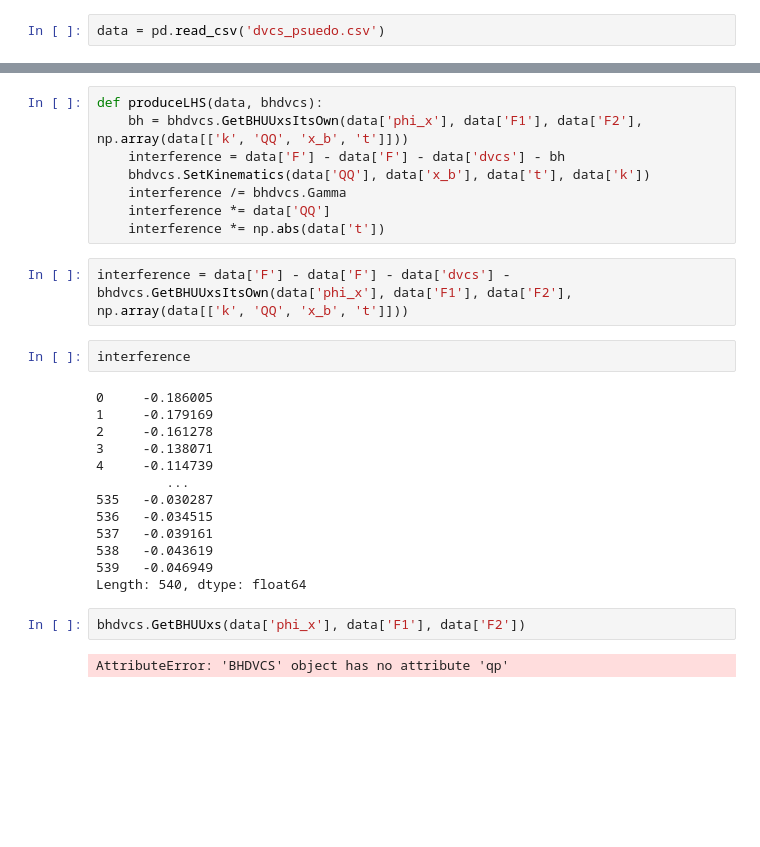
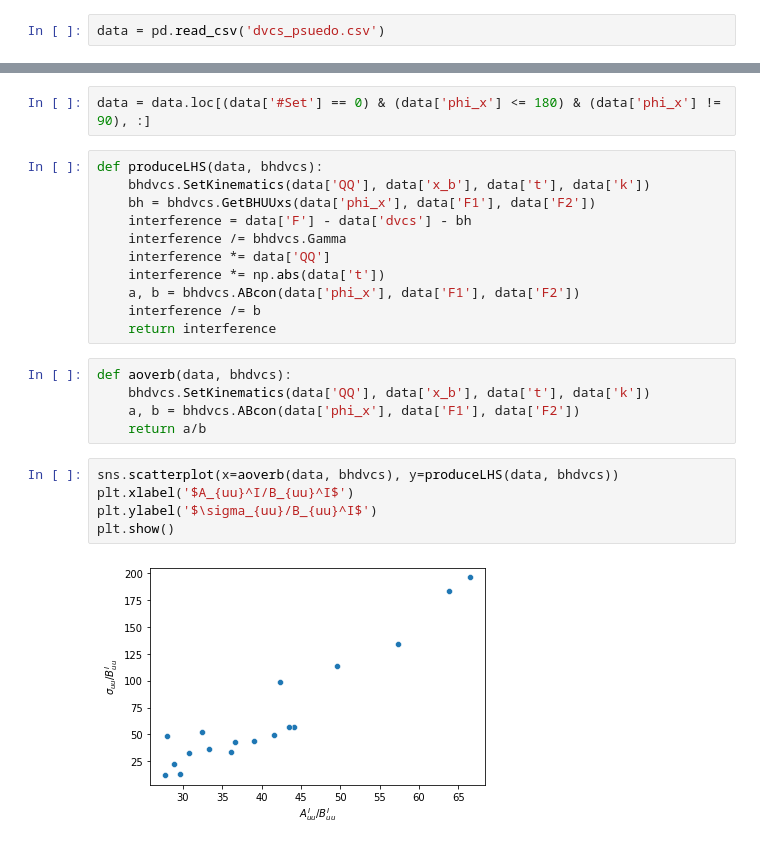
Before and after one commit to extraction-tools/ANN, a Jupyter notebook: Nick/Simulfit.ipynb, the cells around one changed output, grey strips where cells are left out. Drawn from its saved outputs; the diff is of its cells as text; blank space fills up the shorter version.

```diff
--- a/Nick/Simulfit.ipynb
+++ b/Nick/Simulfit.ipynb
@@ -14,29 +20,25 @@ data = pd.read_csv('dvcs_psuedo.csv')
+# %%
+data = data.loc[(data['#Set'] == 0) & (data['phi_x'] <= 180) & (data['phi_x'] != 90), :]
 # %%
 def produceLHS(data, bhdvcs):
-    bh = bhdvcs.GetBHUUxsItsOwn(data['phi_x'], data['F1'], data['F2'], np.array(data[['k', 'QQ', 'x_b', 't']]))
-    interference = data['F'] - data['F'] - data['dvcs'] - bh
     bhdvcs.SetKinematics(data['QQ'], data['x_b'], data['t'], data['k'])
+    bh = bhdvcs.GetBHUUxs(data['phi_x'], data['F1'], data['F2'])
+    interference = data['F'] - data['dvcs'] - bh
     interference /= bhdvcs.Gamma
     interference *= data['QQ']
     interference *= np.abs(data['t'])
+    a, b = bhdvcs.ABcon(data['phi_x'], data['F1'], data['F2'])
+    interference /= b
+    return interference
-# %%
-interference = data['F'] - data['F'] - data['dvcs'] - bhdvcs.GetBHUUxsItsOwn(data['phi_x'], data['F1'], data['F2'], np.array(data[['k', 'QQ', 'x_b', 't']]))
-# %%
-interference
-# %% [output]
-0     -0.186005
-1     -0.179169
-2     -0.161278
-3     -0.138071
-4     -0.114739
-         ...
-535   -0.030287
-536   -0.034515
-537   -0.039161
-538   -0.043619
-539   -0.046949
-Length: 540, dtype: float64
-# %%
-bhdvcs.GetBHUUxs(data['phi_x'], data['F1'], data['F2'])
-# %% [output]
-AttributeError: 'BHDVCS' object has no attribute 'qp'
+# %%
+def aoverb(data, bhdvcs):
+    bhdvcs.SetKinematics(data['QQ'], data['x_b'], data['t'], data['k'])
+    a, b = bhdvcs.ABcon(data['phi_x'], data['F1'], data['F2'])
+    return a/b
+# %%
+sns.scatterplot(x=aoverb(data, bhdvcs), y=produceLHS(data, bhdvcs))
+plt.xlabel('$A_{uu}^I/B_{uu}^I$')
+plt.ylabel('$\sigma_{uu}/B_{uu}^I$')
+plt.show()
+# %% [output]
+[figure, added]
```
Also changed, not shown: parts of 18 cells of this notebook, 2 other files.
